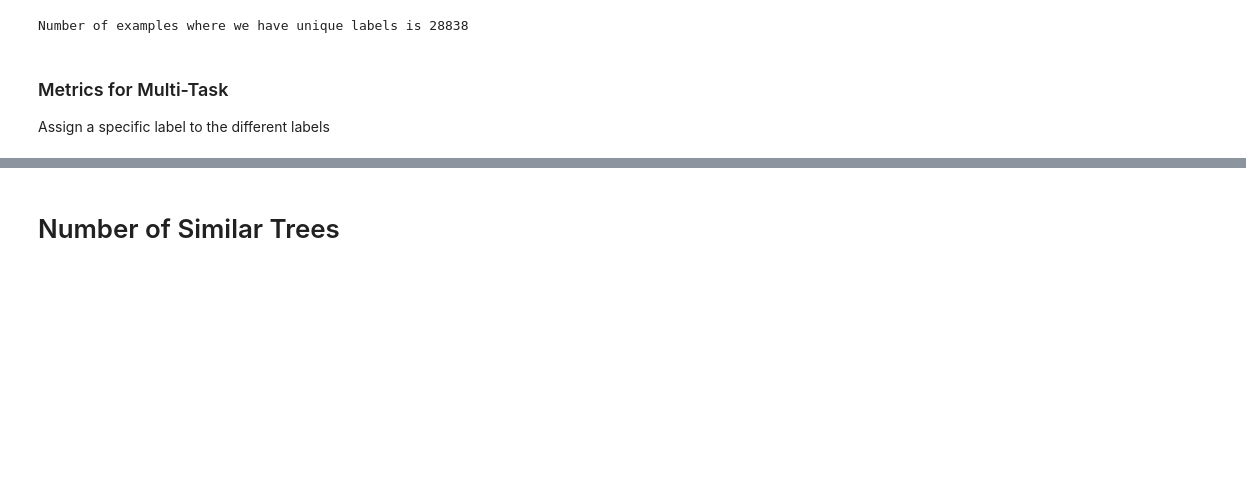
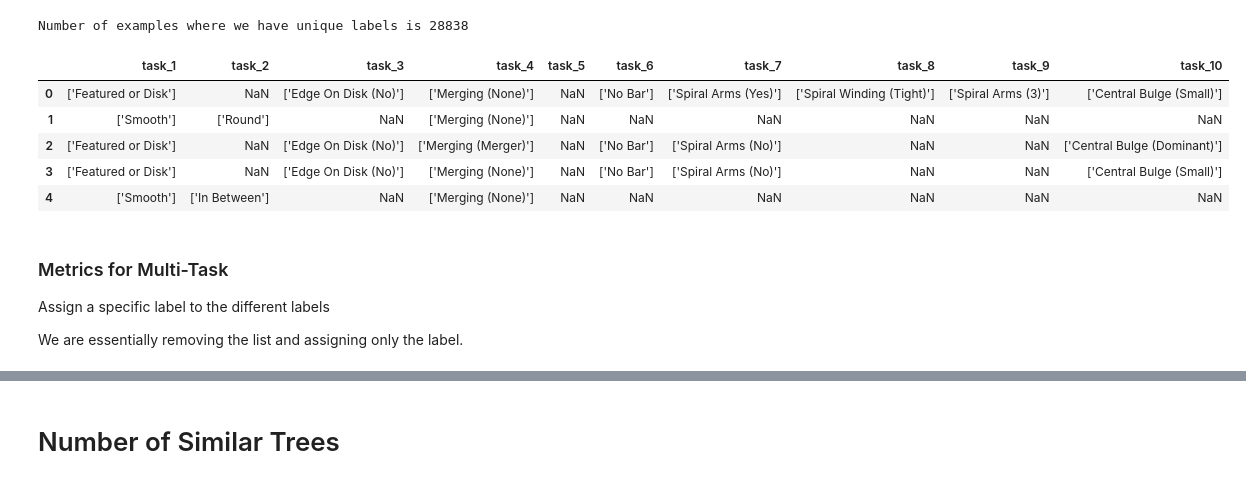
Before and after one commit to Harry45/MTL, a Jupyter notebook: decals.ipynb, the cells around one changed output, grey strips where cells are left out. Drawn from its saved outputs; the diff is of its cells as text; code cells hidden in the pictures; blank space fills up the shorter version.

```diff
--- a/decals.ipynb
+++ b/decals.ipynb
@@ -728,10 +737,21 @@ subset_pred.reset_index(drop=True, inplace=True)
 print(f'Number of examples where we have unique labels is {subset_test.shape[0]}')
 # %% [output]
 Number of examples where we have unique labels is 28838
+# %%
+subset_test.head()
+# %% [output]
+|  | task_1 | task_2 | task_3 | task_4 | task_5 | task_6 | task_7 | task_8 | task_9 | task_10 |
+| 0 | ['Featured or Disk'] | NaN | ['Edge On Disk (No)'] | ['Merging (None)'] | NaN | ['No Bar'] | ['Spiral Arms (Yes)'] | ['Spiral Winding (Tight)'] | ['Spiral Arms (3)'] | ['Central Bulge (Small)'] |
+| 1 | ['Smooth'] | ['Round'] | NaN | ['Merging (None)'] | NaN | NaN | NaN | NaN | NaN | NaN |
+| 2 | ['Featured or Disk'] | NaN | ['Edge On Disk (No)'] | ['Merging (Merger)'] | NaN | ['No Bar'] | ['Spiral Arms (No)'] | NaN | NaN | ['Central Bulge (Dominant)'] |
+| 3 | ['Featured or Disk'] | NaN | ['Edge On Disk (No)'] | ['Merging (None)'] | NaN | ['No Bar'] | ['Spiral Arms (No)'] | NaN | NaN | ['Central Bulge (Small)'] |
+| 4 | ['Smooth'] | ['In Between'] | NaN | ['Merging (None)'] | NaN | NaN | NaN | NaN | NaN | NaN |
 # %% [markdown]
 ### Metrics for Multi-Task
 
 Assign a specific label to the different labels
+
+We are essentially removing the list and assigning only the label.
 # %%
 def process_element(dataframe):
 
```
Also changed, not shown: parts of 8 cells of this notebook, 1 other file.
